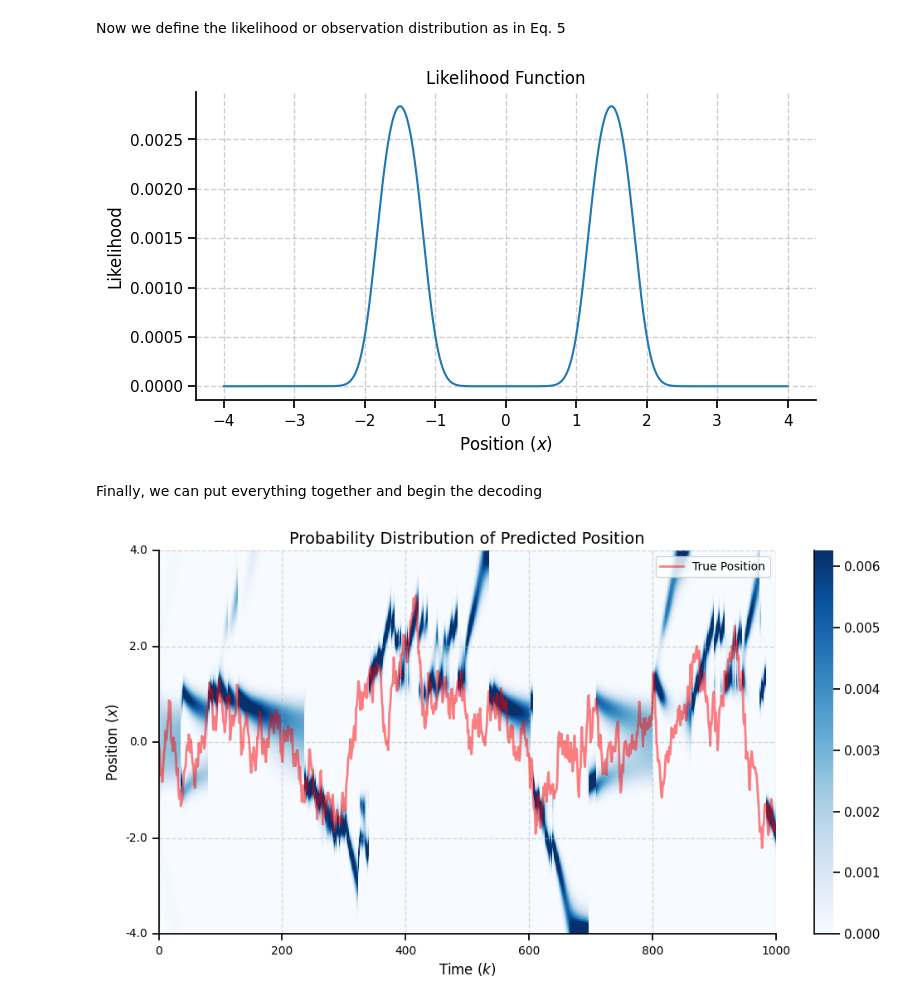
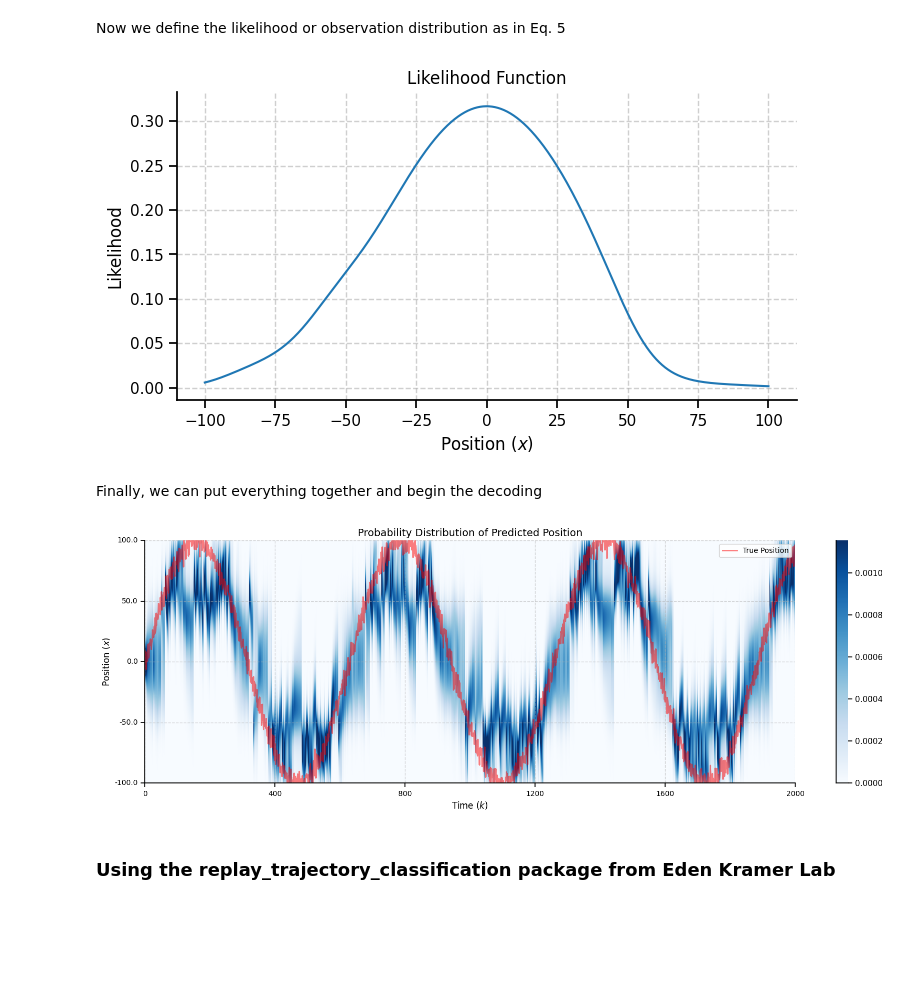
Before and after one commit to Sid-Rafilson-1617/Clusterless-Decoding, a Jupyter notebook: SimulatedData.ipynb, the cells around one changed output. Saved outputs shown, nothing was run; the diff lists cells and outputs as text; code cells hidden in the pictures; blank space fills up the shorter version.

```diff
--- a/SimulatedData.ipynb
+++ b/SimulatedData.ipynb
@@ -194,6 +225,6 @@ plt.show()
 # %%
 # plotting the true joint mark intensity function used to simulate the data
-x_range = np.linspace(-4, 4, 100)
+x_range = np.linspace(-100, 100, 100)
 m_range = np.linspace(-10, 30, 100)
 X, M = np.meshgrid(x_range, m_range)
 Z = np.zeros(X.shape)
@@ -204,8 +235,8 @@ for i in range(X.shape[0]):
 plt.figure(figsize=(8, 6))
 sns.heatmap(Z.T, cmap='Blues', xticklabels=10, yticklabels=10)
 plt.ylabel('Position $(x)$')
-plt.yticks(np.linspace(0, 100, 5), np.linspace(-4, 4, 5, dtype=int))
-plt.xticks(np.linspace(0, 100, 5), np.linspace(-10, 30, 5, dtype=int))
+#plt.yticks(np.linspace(0, 100, 5), np.linspace(-4, 4, 5, dtype=int))
+#plt.xticks(np.linspace(0, 100, 5), np.linspace(-10, 30, 5, dtype=int))
 plt.xlabel('Mark $(m)$')
 plt.title('True Joint Mark Intensity Function')
 plt.gca().invert_yaxis()
@@ -219,16 +250,19 @@ plt.show()
 First we will define functions which will enable us to numerically integrating the chapman-kolmogorov equation as in Eq. 4. That is the integral of the state evolution * prior density over the position space
 # %%
 # discretizing the position
-x_min, x_max = -4, 4
-N = 2000
+x_min, x_max = -100, 100
+N = 4000
 dx = (x_max - x_min) / N
 x_range = np.linspace(x_min, x_max, N)
 
 
-# Defining the state evolution model
-def state_evolution(x_new, x_old, alpha, sigma):
+# Defining the state evolution model as a Gaussian distribution
+def state_evolution(x_new, x_old, alpha, sigma, type = 'gaussian'):
     '''getting the probability of transitioning from x_k_minus_1 to x_k'''
-    return  (np.exp(-((x_new - alpha * x_old)**2) / (2 * sigma**2))) / np.sqrt(2 * np.pi * sigma**2)
+    if type == 'gaussian':
+        return  (np.exp(-((x_new - alpha * x_old)**2) / (2 * sigma**2))) / np.sqrt(2 * np.pi * sigma**2)
+    else:
+        raise ValueError('Unknown state evolution model type')
 
 
 # Defining the initial prior density of x for the first time step.
@@ -241,14 +275,17 @@ def initial_prior_density(x, mu, sigma):
 def chapman_kolmogorov(x_range, alpha, sigma, prior):
     '''Implementing the Chapman-Kolmogorov equation for the state evolution model'''
     x_new, x_old = np.meshgrid(x_range, x_range)
-    transition = np.exp(-((x_new - alpha * x_old)**2) / (2 * sigma**2)) / np.sqrt(2 * np.pi * sigma**2)
+    transition = state_evolution(x_new, x_old, alpha, sigma)
     probabilities = np.dot(transition, prior) * dx
-    probabilities /= np.sum(probabilities)
     return probabilities
 
+# estimating alpha and sigma using moment matching
+alpha_hat = np.sum(x[1:] * x[:-1]) / np.sum(x[:-1]**2)
+sigma_hat = np.sqrt(np.mean((x[1:] - alpha_hat * x[:-1])**2))
+
 # testing the Chapman-Kolmogorov equation
-prior = initial_prior_density(x_range, 0,1)
-probabilities = chapman_kolmogorov(x_range, alpha, sigma, prior)
+prior = initial_prior_density(x_range, 0,25)
+probabilities = chapman_kolmogorov(x_range, alpha_hat, sigma_hat, prior)
 plt.figure(figsize=(8, 4))
 sns.lineplot(x=x_range, y=probabilities)
 plt.grid(True, linestyle='--', alpha=0.6)
@@ -283,14 +320,13 @@ def likelihood(Delta_N_k, Delta_k, x_range, m_k, mu_x, mu_m, sigma_x, sigma_m, a
             all_likelihoods[j] = np.exp(log_jmi) * np.exp(-Delta_k * ground_rate[j])
 
     # Normalize likelihood
-    all_likelihoods /= np.sum(all_likelihoods)
     return all_likelihoods
 
 
 # testing the likelihood function
-Delta_N_k = 2
-Delta_k = 1
-m_k = [10, 13]
+Delta_N_k = 3
+Delta_k = 3
+m_k = [8, 10, 7]
 likelihoods = likelihood(Delta_N_k, Delta_k, x_range, m_k, mu_x, mu_m, sigma_x, sigma_m, a)
 plt.figure(figsize=(8, 4))
 sns.lineplot(x = x_range, y = likelihoods)
@@ -301,7 +337,7 @@ plt.title('Likelihood Function')
 sns.despine()
 plt.show()
 # %% [output]
-[figure, old version]
+[figure, new version]
 # %% [markdown]
 Finally, we can put everything together and begin the decoding
 # %%
@@ -319,34 +355,36 @@ for k in tqdm.tqdm(range(n_timesteps - 1), desc='Running Forward Filtering Algor
             Delta_N_k += 1
             current_marks.append(marks[i])
 
-    probabilities[k + 1, :] = chapman_kolmogorov(x_range, alpha, sigma, probabilities[k, :]) * likelihood(Delta_N_k, 1, x_range, current_marks, mu_x, mu_m, sigma_x, sigma_m, a)
+    probabilities[k + 1, :] = chapman_kolmogorov(x_range, alpha_hat, sigma_hat, probabilities[k, :]) * likelihood(Delta_N_k, 1, x_range, current_marks, mu_x, mu_m, sigma_x, sigma_m, a)
 
     # normalizing the probabilities to account for denominator normalization term and for numerical stability
     probabilities[k + 1, :] = probabilities[k + 1, :] / np.sum(probabilities[k + 1, :])
 # %%
 # Find the closest row indices for true positions in the discretized grid
 true_position_indices = np.array([np.argmin(np.abs(x_range - pos)) for pos in x])
 
 # Plot the probability distribution of predicted position
-plt.figure(figsize=(12, 6))
+plt.figure(figsize=(20, 6))
 sns.heatmap(probabilities.T, cmap='Blues', xticklabels=10, yticklabels=10, robust=True)
 plt.ylabel('Position $(x)$', fontsize=12)
 plt.xlabel('Time $(k)$', fontsize=12)
 plt.title('Probability Distribution of Predicted Position', fontsize=14)
 
 # Overlay the true positions
 plt.plot(np.arange(len(x)), true_position_indices, color='red', linewidth=2, alpha = 0.5, label='True Position')
 
 
 # Adjust axis ticks
 plt.xticks(np.linspace(0, n_timesteps, 6), np.linspace(0, n_timesteps, 6, dtype=int), fontsize=10, rotation=0)
 plt.yticks(np.linspace(0, len(x_range), 5), np.linspace(x_min, x_max, 5, dtype=float), fontsize=10)
 plt.gca().invert_yaxis()
 
 # Add legend and grid
 plt.legend(loc='upper right', fontsize=10)
 plt.grid(visible=True, linestyle='--', alpha=0.5)
 sns.despine()
 plt.show()
 # %% [output]
-[figure, old version]
+[figure, new version]
+# %% [markdown]
+### Using the replay_trajectory_classification package from Eden Kramer Lab
```
Also changed, not shown: parts of 17 cells of this notebook.
